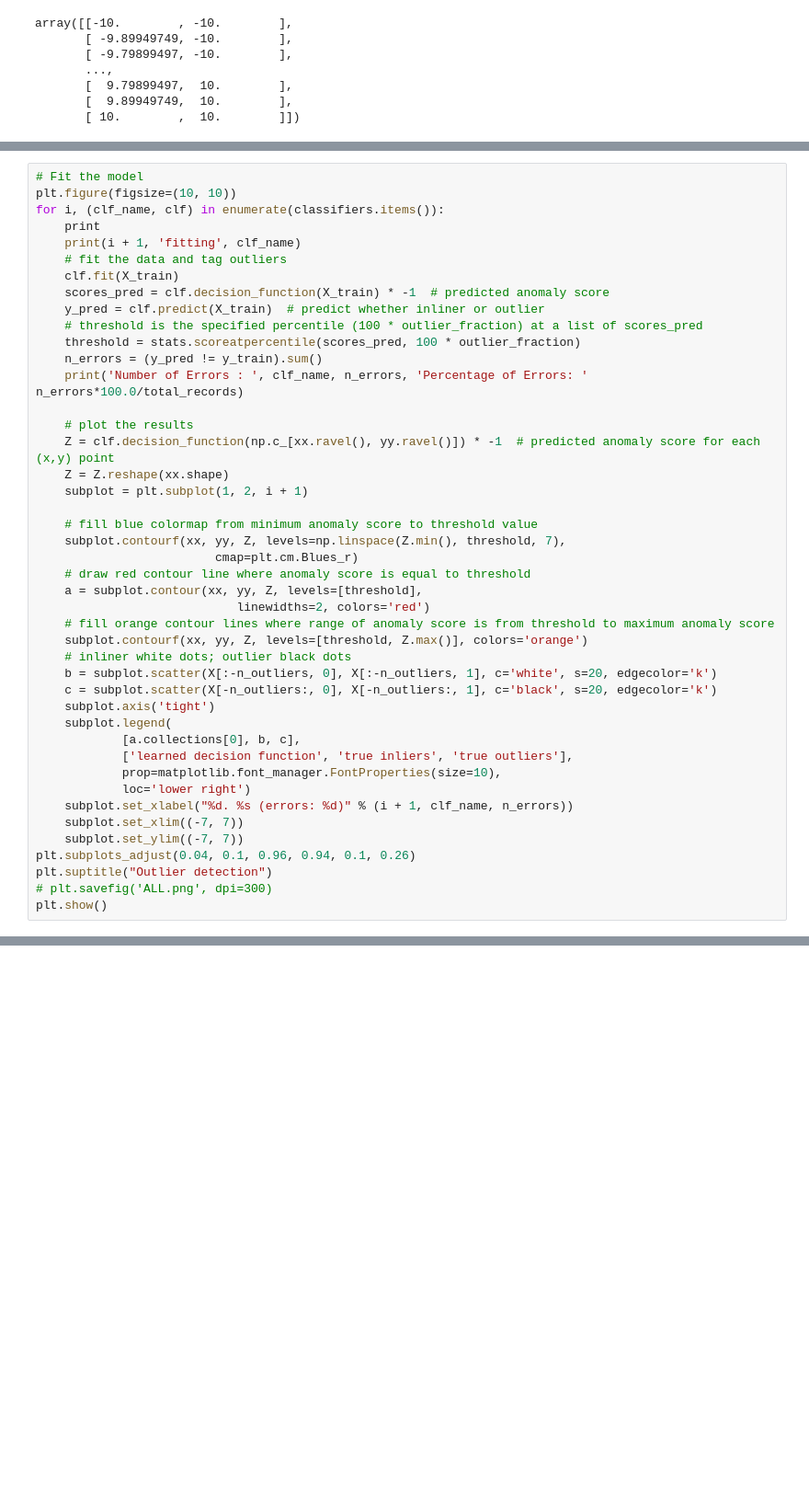
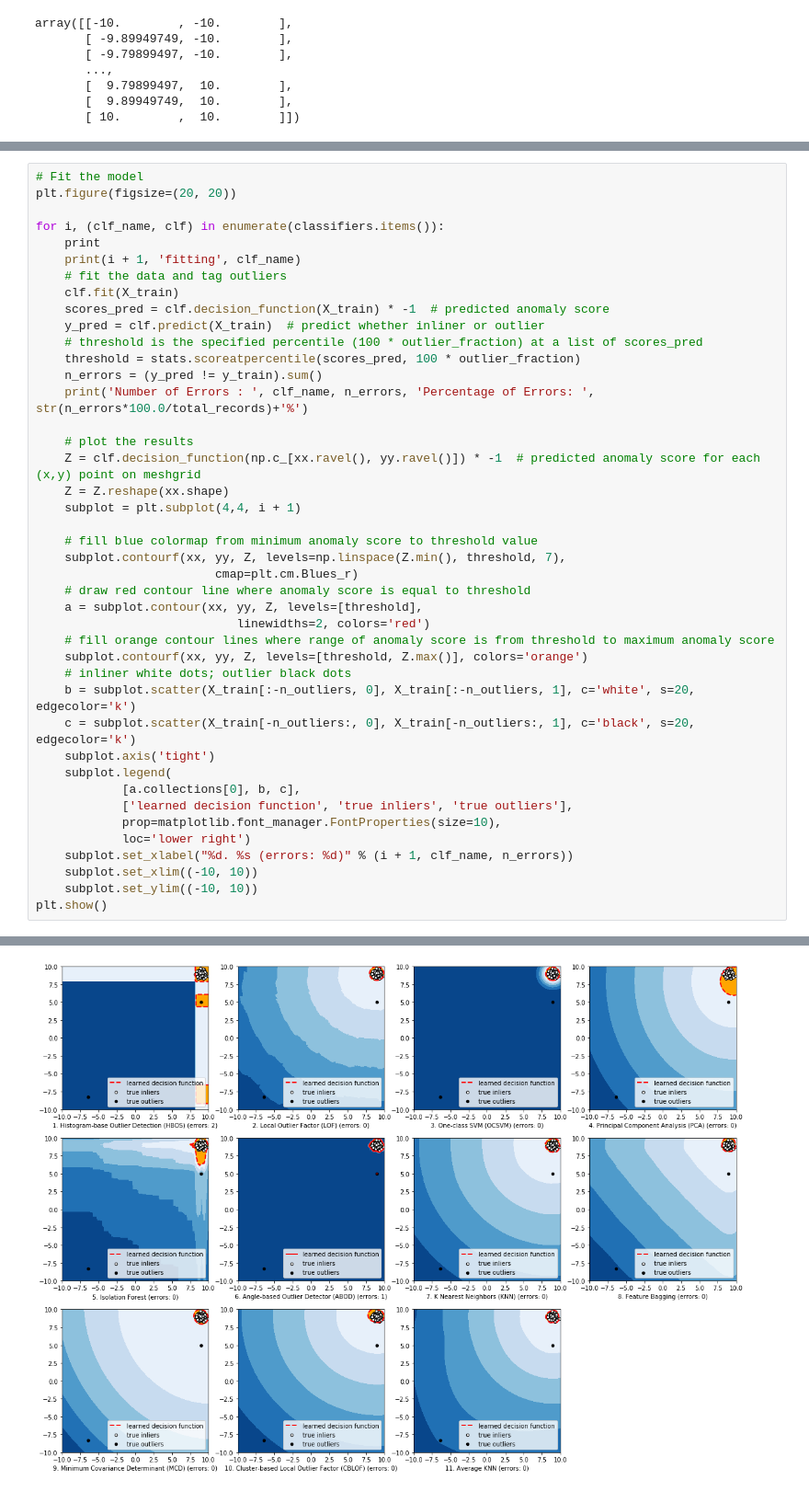
Before and after one commit to hanhanwu/Hanhan_Data_Science_Practice, a Jupyter notebook: Outliers_and_Clustering/try_PyOD.ipynb, the cells around one changed output, grey strips where cells are left out. Shown at 92% size. Drawn from its saved outputs; the diff is of its cells as text; blank space fills up the shorter version.

```diff
--- a/Outliers_and_Clustering/try_PyOD.ipynb
+++ b/Outliers_and_Clustering/try_PyOD.ipynb
@@ -121,6 +147,7 @@ classifiers = {'One-class SVM (OCSVM)': OCSVM(contamination=outlier_fraction, ra
 # %%
 # Fit the model
-plt.figure(figsize=(10, 10))
+plt.figure(figsize=(20, 20))
+
 for i, (clf_name, clf) in enumerate(classifiers.items()):
     print
     print(i + 1, 'fitting', clf_name)
@@ -131,12 +158,12 @@ for i, (clf_name, clf) in enumerate(classifiers.items()):
     # threshold is the specified percentile (100 * outlier_fraction) at a list of scores_pred
     threshold = stats.scoreatpercentile(scores_pred, 100 * outlier_fraction)
     n_errors = (y_pred != y_train).sum()
-    print('Number of Errors : ', clf_name, n_errors, 'Percentage of Errors: ' n_errors*100.0/total_records)
+    print('Number of Errors : ', clf_name, n_errors, 'Percentage of Errors: ', str(n_errors*100.0/total_records)+'%')
 
     # plot the results
-    Z = clf.decision_function(np.c_[xx.ravel(), yy.ravel()]) * -1  # predicted anomaly score for each (x,y) point
+    Z = clf.decision_function(np.c_[xx.ravel(), yy.ravel()]) * -1  # predicted anomaly score for each (x,y) point on meshgrid
     Z = Z.reshape(xx.shape)
-    subplot = plt.subplot(1, 2, i + 1)
+    subplot = plt.subplot(4,4, i + 1)
 
     # fill blue colormap from minimum anomaly score to threshold value
     subplot.contourf(xx, yy, Z, levels=np.linspace(Z.min(), threshold, 7),
@@ -147,8 +174,8 @@ for i, (clf_name, clf) in enumerate(classifiers.items()):
     # fill orange contour lines where range of anomaly score is from threshold to maximum anomaly score
     subplot.contourf(xx, yy, Z, levels=[threshold, Z.max()], colors='orange')
     # inliner white dots; outlier black dots
-    b = subplot.scatter(X[:-n_outliers, 0], X[:-n_outliers, 1], c='white', s=20, edgecolor='k')
-    c = subplot.scatter(X[-n_outliers:, 0], X[-n_outliers:, 1], c='black', s=20, edgecolor='k')
+    b = subplot.scatter(X_train[:-n_outliers, 0], X_train[:-n_outliers, 1], c='white', s=20, edgecolor='k')
+    c = subplot.scatter(X_train[-n_outliers:, 0], X_train[-n_outliers:, 1], c='black', s=20, edgecolor='k')
     subplot.axis('tight')
     subplot.legend(
             [a.collections[0], b, c],
@@ -156,10 +183,7 @@ for i, (clf_name, clf) in enumerate(classifiers.items()):
             prop=matplotlib.font_manager.FontProperties(size=10),
             loc='lower right')
     subplot.set_xlabel("%d. %s (errors: %d)" % (i + 1, clf_name, n_errors))
-    subplot.set_xlim((-7, 7))
-    subplot.set_ylim((-7, 7))
-plt.subplots_adjust(0.04, 0.1, 0.96, 0.94, 0.1, 0.26)
-plt.suptitle("Outlier detection")
-# plt.savefig('ALL.png', dpi=300)
+    subplot.set_xlim((-10, 10))
+    subplot.set_ylim((-10, 10))
 plt.show()
 # %% [output]
@@ -167,0 +207 @@ plt.show()
+[figure, added]
```
Also changed, not shown: parts of 11 cells of this notebook.
